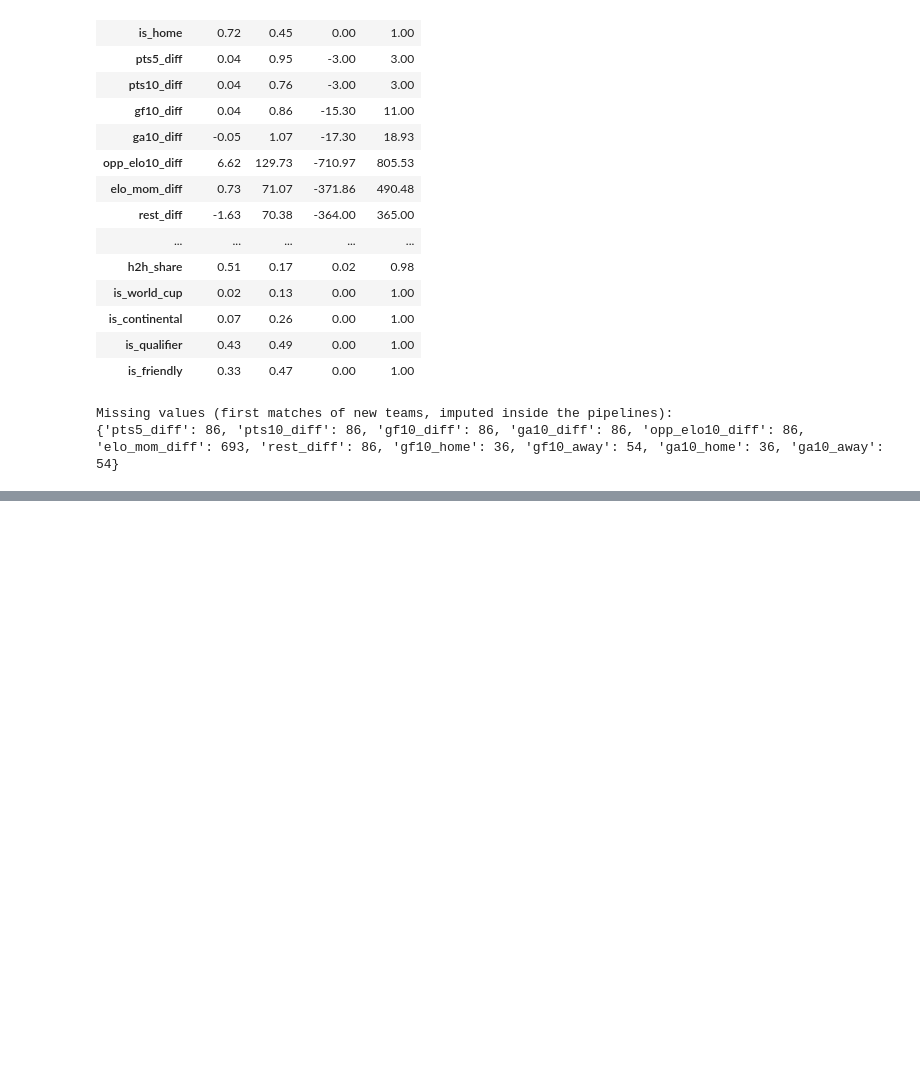
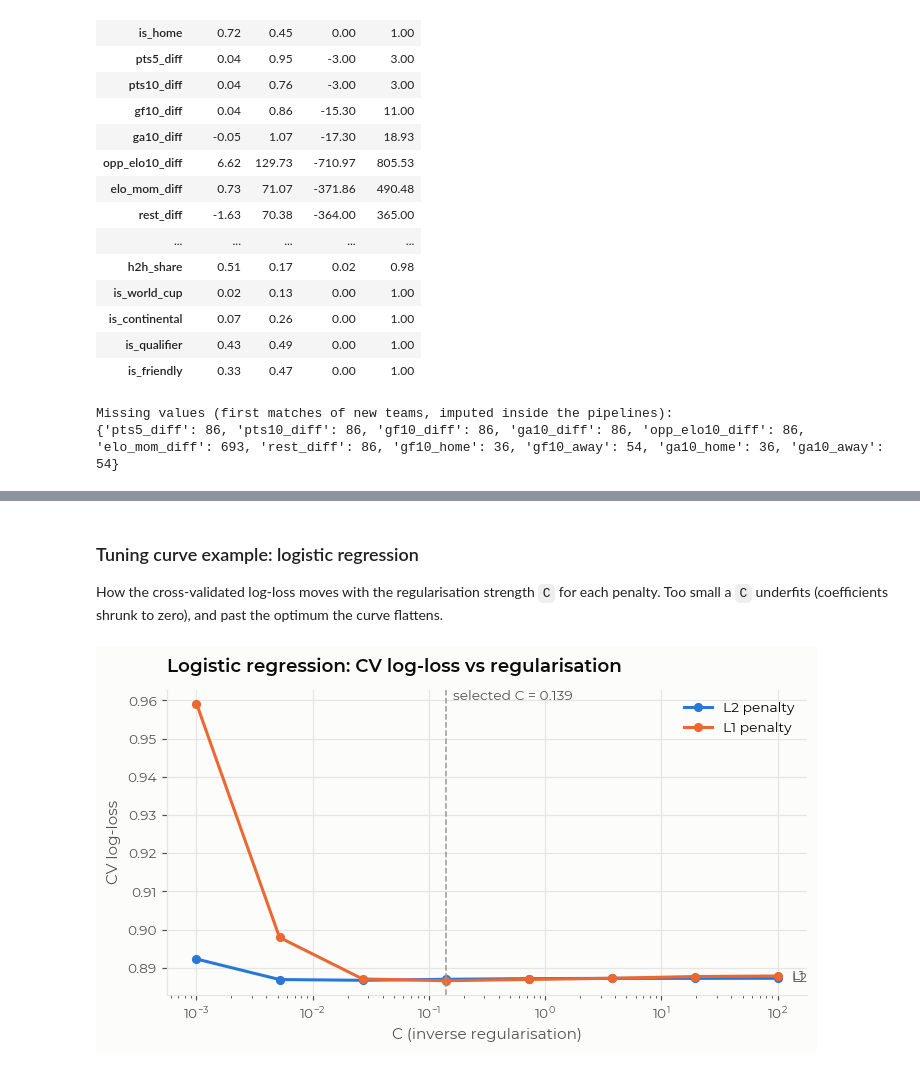
Before and after one commit to liiiira/wc_predictor, a Jupyter notebook: worldcup_2026_prediction.ipynb, the cells around one changed output, grey strips where cells are left out. Cells and saved outputs as stored; diff of their text form; code cells hidden in the pictures; blank space fills up the shorter version.

Commit message:
Chronological split and hyper-parameter tuning of 9 classifiers

```diff
--- a/worldcup_2026_prediction.ipynb
+++ b/worldcup_2026_prediction.ipynb
@@ -435,0 +573,15 @@ Missing values (first matches of new teams, imputed inside the pipelines):
+# %%
+# SVM: kernel methods scale ~O(n^2), so it is tuned and fitted on the most recent 8 training seasons.
+SVM_START = pd.Timestamp('2012-01-01')
+svm_m = (dates[train_m] >= SVM_START).values
+t0 = time.time()
+searches['SVM (RBF)'] = s = GridSearchCV(
+    make_pipe(SVC(probability=True, random_state=SEED)),
+    {'clf__C': [0.1, 0.5, 2.0], 'clf__gamma': ['scale', 0.01]},
+    cv=TimeSeriesSplit(n_splits=3), scoring='neg_log_loss', n_jobs=-1).fit(X_train[svm_m], y_train[svm_m])
+cv_rows.append({'model': 'SVM (RBF)', 'cv_log_loss': -s.best_score_, 'configs_tried': 6,
+                'seconds': round(time.time() - t0, 1), 'best_params': short_params(s.best_params_)})
+print(f'SVM (RBF) trained on {svm_m.sum():,} matches, CV log-loss {-s.best_score_:.4f} ({time.time() - t0:.1f}s)')
+
+cv_table = pd.DataFrame(cv_rows).set_index('model')
+display(cv_table)
@@ -435,0 +601,21 @@ Missing values (first matches of new teams, imputed inside the pipelines):
+# %% [markdown]
+### Tuning curve example: logistic regression
+
+How the cross-validated log-loss moves with the regularisation strength `C` for each penalty. Too small a `C` underfits (coefficients shrunk to zero), and past the optimum the curve flattens.
+# %%
+cvr = pd.DataFrame(searches['Logistic Regression'].cv_results_)
+fig, ax = plt.subplots(figsize=(7.5, 3.6))
+for pen, color in [('l2', BLUE), ('l1', ORANGE)]:
+    sub = cvr[cvr.param_clf__penalty == pen].sort_values('param_clf__C')
+    xs, ys = sub.param_clf__C.astype(float), -sub.mean_test_score
+    ax.plot(xs, ys, color=color, lw=2, marker='o', ms=5, label=f'{pen.upper()} penalty')
+    ax.text(xs.iloc[-1] * 1.3, ys.iloc[-1], pen.upper(), va='center', fontsize=9, color=INK_2)
+best_C = searches['Logistic Regression'].best_params_['clf__C']
+ax.axvline(best_C, color=MUTED, lw=1, ls='--')
+ax.text(best_C * 1.15, ax.get_ylim()[1], f'selected C = {best_C:.3g}', va='top', fontsize=9, color=INK_2)
+ax.set_xscale('log')
+ax.set(title='Logistic regression: CV log-loss vs regularisation', xlabel='C (inverse regularisation)', ylabel='CV log-loss')
+ax.legend(loc='upper right')
+save(fig, '04_lr_tuning_curve'); plt.show()
+# %% [output]
+[figure, added]
```
Also changed, not shown: parts of 6 cells of this notebook, 1 other file.
